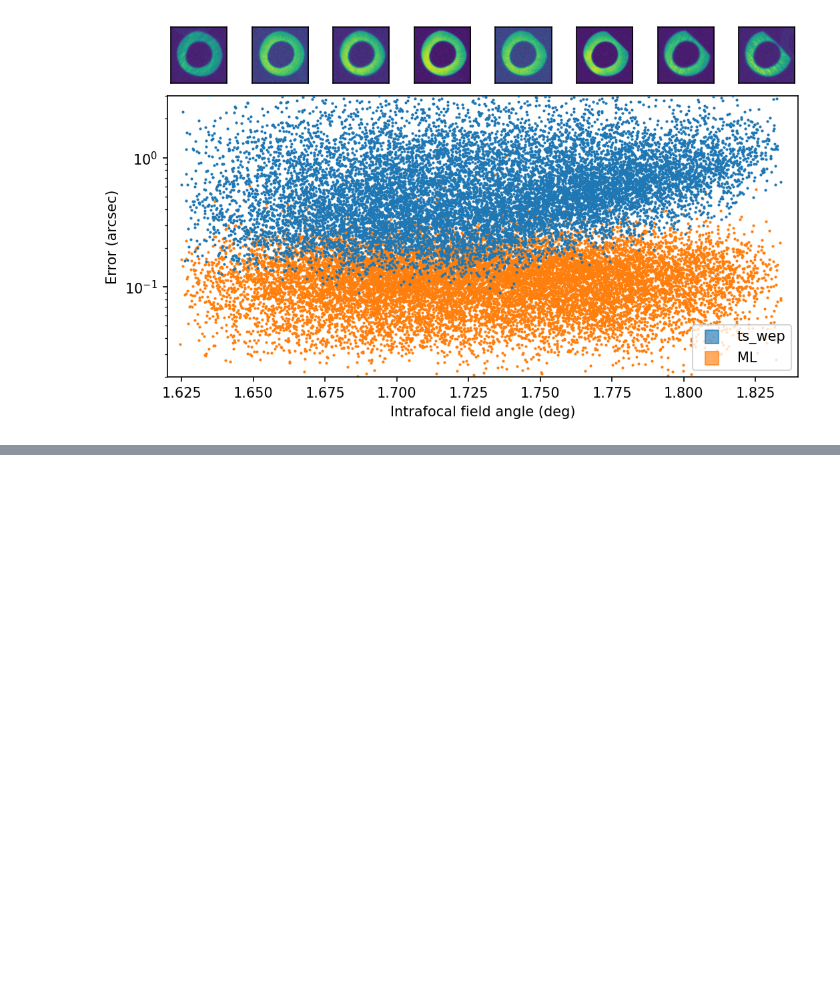
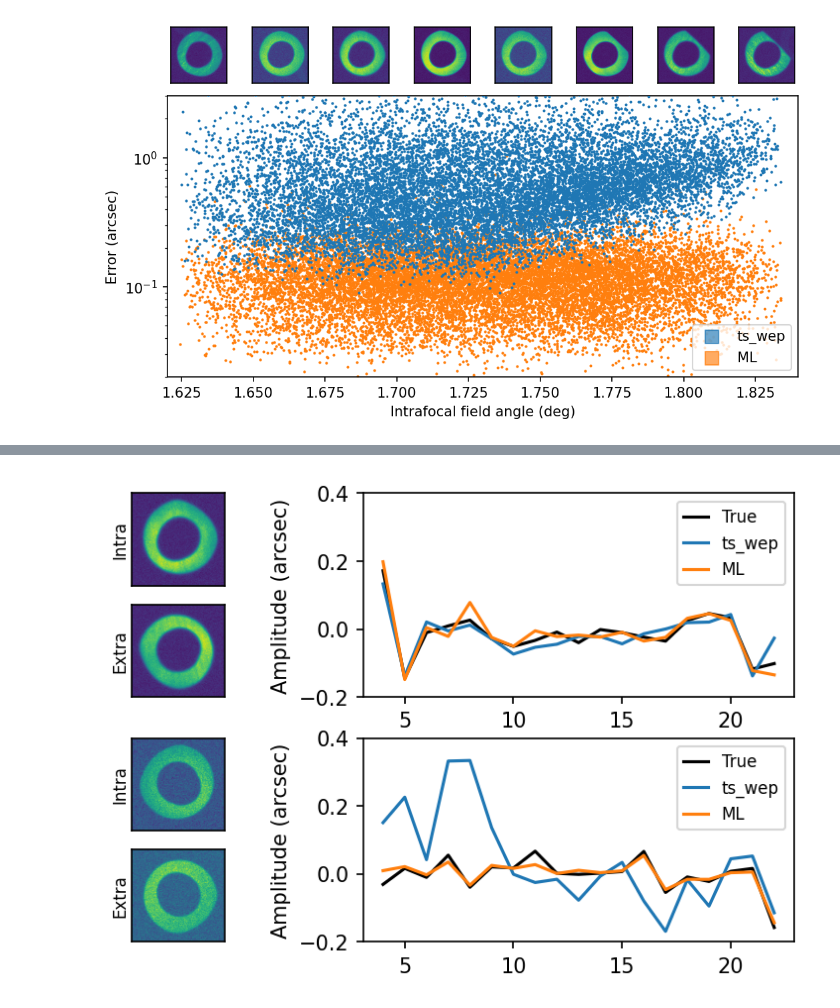
Before and after one commit to jfcrenshaw/donut-sims, a Jupyter notebook: notebooks/ml_vs_tswep_metrics.ipynb, the cells around one changed output, grey strips where cells are left out. Drawn from its saved outputs; the diff is of its cells as text; code cells hidden in the pictures; blank space fills up the shorter version.

```diff
--- a/notebooks/ml_vs_tswep_metrics.ipynb
+++ b/notebooks/ml_vs_tswep_metrics.ipynb
@@ -408,0 +485,85 @@ fig.savefig("../figures/error_vs_angle.png")
+# %%
+# flags for certain properties I want to cut on
+no_blends = (meta["intra_faint_blends"] + meta["intra_bright_blends"] + meta["extra_faint_blends"] + meta["extra_bright_blends"]) == 0
+no_vignette = meta["field_angle"] < 1.72
+both_good = (tswep_err < 0.15) & (ml_err < 0.1)
+only_ml_good = (tswep_err > 0.50) & (ml_err < 0.1)
+
+# write a function to plot images and zernikes
+def plot(intraAx, extraAx, zkAx, idx):
+    # get the object IDs
+    pnt = meta["pntId"][idx]
+    obs = meta["obsId"][idx]
+    intraObj = meta["intraObjId"][idx]
+    extraObj = meta["extraObjId"][idx]
+
+    # plot the intrafocal image
+    intraAx.imshow(
+        np.load(f"/astro/store/epyc/users/jfc20/aos_sims/images/pnt{pnt}.obs{obs}.obj{intraObj}.image.npy"),
+        origin="lower",
+    )
+    intraAx.set(xticks=[], yticks=[])
+    intraAx.set_ylabel("Intra", fontsize=8, labelpad=-2)
+
+    # plot the extrafocal image
+    extraAx.imshow(
+        np.load(f"/astro/store/epyc/users/jfc20/aos_sims/images/pnt{pnt}.obs{obs}.obj{extraObj}.image.npy"),
+        origin="lower",
+    )
+    extraAx.set(xticks=[], yticks=[])
+    extraAx.set_ylabel("Extra", fontsize=8, labelpad=-2)
+
+    # plot the zernikes
+    zkAx.plot(np.arange(4, 23), zk["true"][idx], c="k", label="True")
+    zkAx.plot(np.arange(4, 23), zk["tswep"][idx], c="C0", label="ts_wep")
+    zkAx.plot(np.arange(4, 23), zk["ml"][idx], c="C1", label="ML")
+    zkAx.set(ylabel="Amplitude (arcsec)")
+    zkAx.legend(fontsize=8, handlelength=1.5)
+
+
+# create a grid of plots
+fig  = plt.figure(dpi=150)
+gs_parent = gridspec.GridSpec(2, 1, figure=fig)
+
+# first the top grid
+grid_shape = (2, 4)
+gs1 = gridspec.GridSpecFromSubplotSpec(*grid_shape, subplot_spec=gs_parent[0])
+ax1 = fig.add_subplot(gs1[0, 0])
+ax2 = fig.add_subplot(gs1[1, 0])
+ax3 = fig.add_subplot(gs1[:, 1:])
+
+# plot the images and zernikes on the top grid
+idx = np.where(no_blends & no_vignette & both_good)[0]
+plot(ax1, ax2, ax3, idx[7])
+
+
+# now the bottom grid
+gs2 = gridspec.GridSpecFromSubplotSpec(*grid_shape, subplot_spec=gs_parent[1])
+ax4 = fig.add_subplot(gs2[0, 0])
+ax5 = fig.add_subplot(gs2[1, 0])
+ax6 = fig.add_subplot(gs2[:, 1:])
+
+# plot the images and zernikes on the bottom grid
+idx = np.where(no_blends & no_vignette & only_ml_good)[0]
+plot(ax4, ax5, ax6, idx[4])
+
+# move the zernike plots to the right
+pos = ax3.get_position()
+pnts = pos.get_points()
+pnts[0, 0] += 0.09
+pos.set_points(pnts)
+ax3.set_position(pos)
+
+pos = ax6.get_position()
+pnts = pos.get_points()
+pnts[0, 0] += 0.09
+pos.set_points(pnts)
+ax6.set_position(pos)
+
+# set the same y limits on each
+ax3.set(ylim=(-0.2, 0.4))
+ax6.set(ylim=(-0.2, 0.4))
+
+fig.savefig("../figures/donuts_and_zernikes.png", dpi=600)
+# %% [output]
+[figure, added]
```
Also changed, not shown: parts of 21 cells of this notebook.
